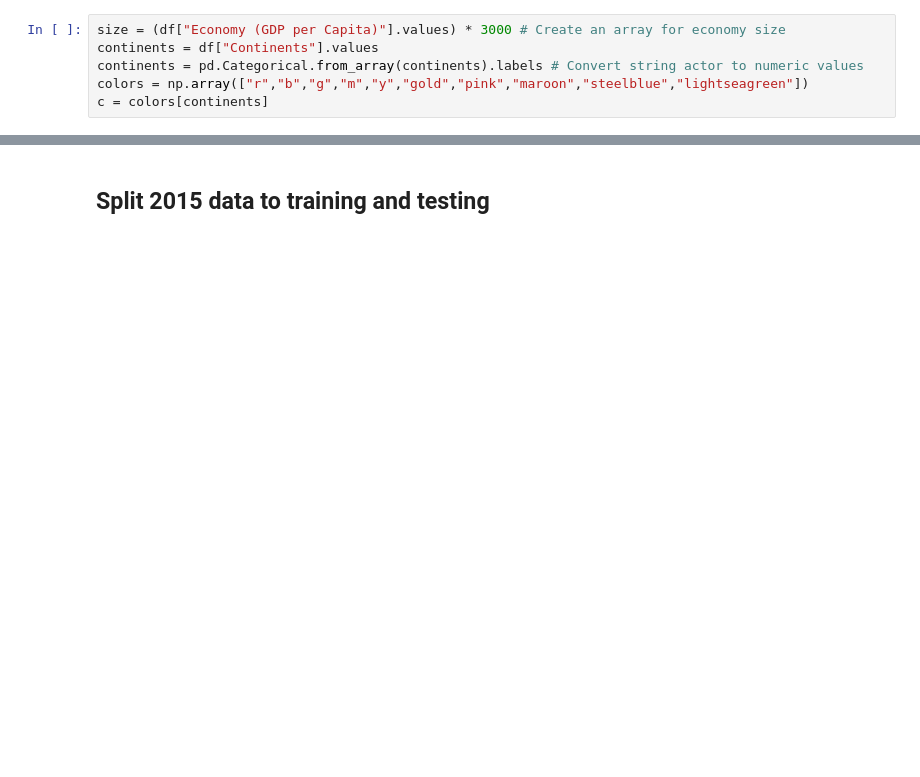
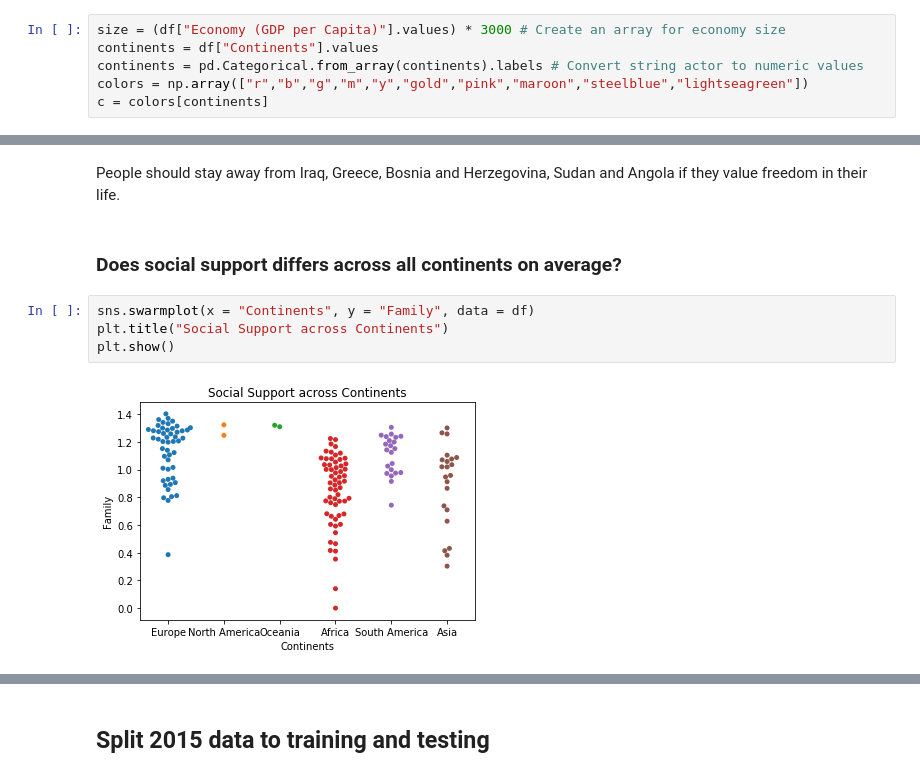
Before and after one commit to viennahu/hello-world, a Jupyter notebook: Happiness Data Exploratory Analysis.ipynb, the cells around one changed output, grey strips where cells are left out. Cells and saved outputs as stored; diff of their text form; blank space fills up the shorter version.

```diff
--- a/Happiness_data2015.ipynb
+++ b/Happiness Data Exploratory Analysis.ipynb
@@ -302,0 +385,10 @@ The size of the bubble represents the economy size and color represents the cont
+# %% [markdown]
+People should stay away from Iraq, Greece, Bosnia and Herzegovina, Sudan and Angola if they value freedom in their life.
+# %% [markdown]
+### Does social support differs across all continents on average?
+# %%
+sns.swarmplot(x = "Continents", y = "Family", data = df)
+plt.title("Social Support across Continents")
+plt.show()
+# %% [output]
+[figure, added]
```
Also changed, not shown: parts of 102 cells of this notebook, 3 other files.
